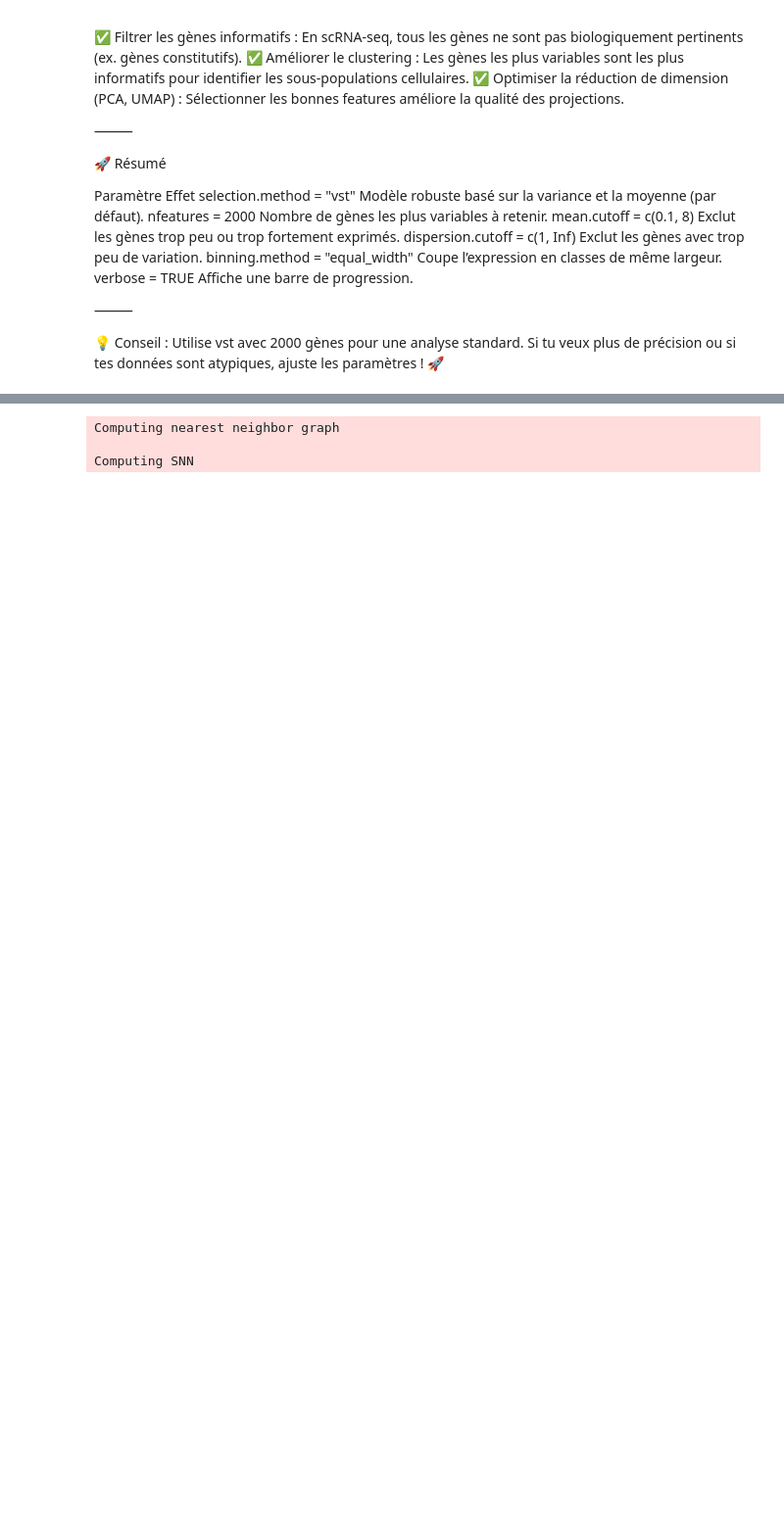
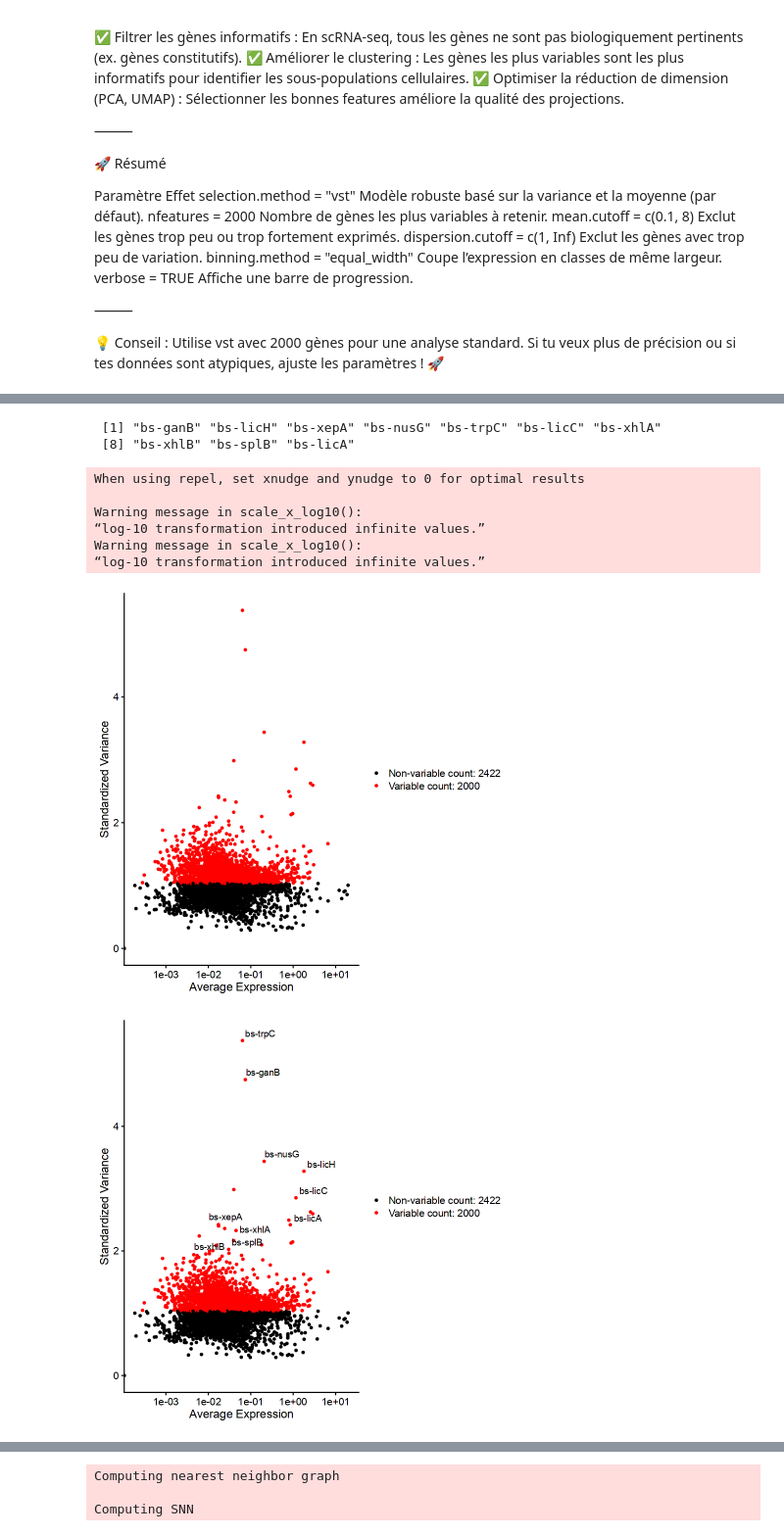
Before and after one commit to vgoupille/DOL_scRNAseq, a Jupyter notebook: 7_Article/script/script_Val/5_Normalisation_and_other.ipynb, the cells around one changed output, grey strips where cells are left out. Shown at 98% size. Saved outputs shown, nothing was run; the diff lists cells and outputs as text; code cells hidden in the pictures; blank space fills up the shorter version.

```diff
--- a/7_Article/script/script_Val/5_Normalisation_and_other.ipynb
+++ b/7_Article/script/script_Val/5_Normalisation_and_other.ipynb
@@ -792,7 +773,7 @@ Si tu as des questions, dis-moi ! 🚀
 library(Seurat)
 
 # Fonction NormalizeData
-RNA_combined <- NormalizeData (object =seurat_obj_f2,
+seurat_obj_f2 <- NormalizeData (object =seurat_obj_f2,
                           normalization.method = "LogNormalize",  # Méthode de normalisation par défaut : les autres options sont "CLR" et "RC"
                           scale.factor = 10000,  # Facteur d'échelle pour la normalisation
                           margin = 1,  #If performing CLR normalization, normalize across features (1) or cells (2)
@@ -1160,0 +1237,4 @@ Centering and scaling data matrix
+# %%
+seurat_obj_f2 <- FindVariableFeatures(object = seurat_obj_f2,
+                                  selection.method = "vst" # Méthode de sélection des gènes variables : "vst" (par défaut), "mean.var.plot", "dispersion", "pca" ou "none"
+)
@@ -1160,0 +1281,20 @@ Centering and scaling data matrix
+# %%
+# Identify the 10 most highly variable genes
+top10 <- head(VariableFeatures(seurat_obj_f2), 10)
+top10
+# plot variable features with and without labels
+plot1 <- VariableFeaturePlot(seurat_obj_f2)
+plot2 <- LabelPoints(plot = plot1, points = top10, repel = TRUE)
+plot1
+plot2
+# %% [output]
+ [1] "bs-ganB" "bs-licH" "bs-xepA" "bs-nusG" "bs-trpC" "bs-licC" "bs-xhlA"
+ [8] "bs-xhlB" "bs-splB" "bs-licA"
+When using repel, set xnudge and ynudge to 0 for optimal results
+
+Warning message in scale_x_log10():
+“log-10 transformation introduced infinite values.”
+Warning message in scale_x_log10():
+“log-10 transformation introduced infinite values.”
+[figure, added]
+[figure, added]
```
Also changed, not shown: parts of 34 cells of this notebook.
